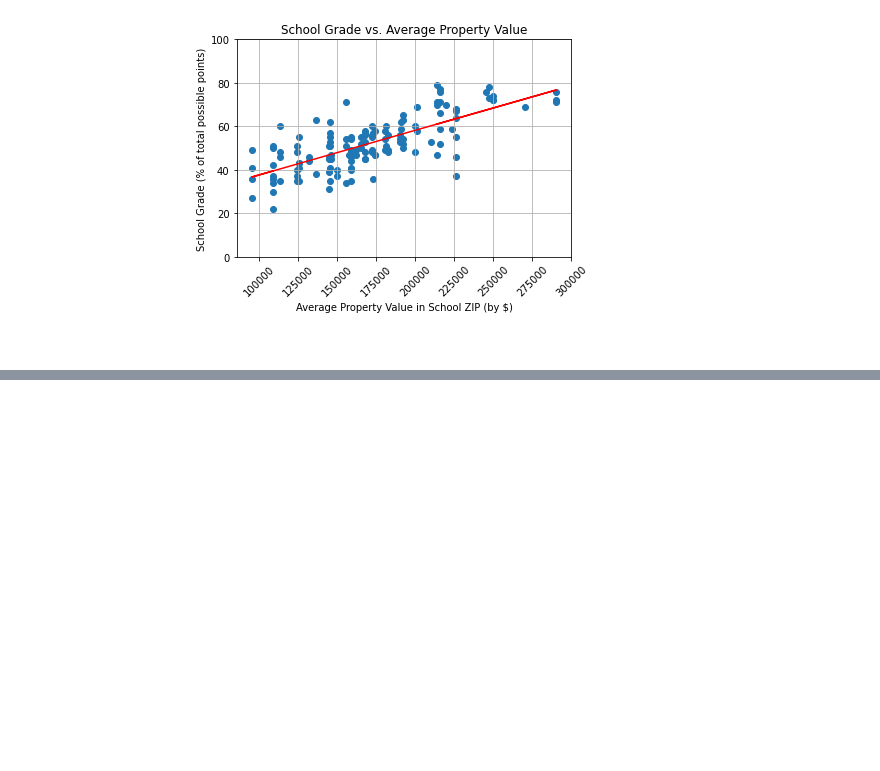
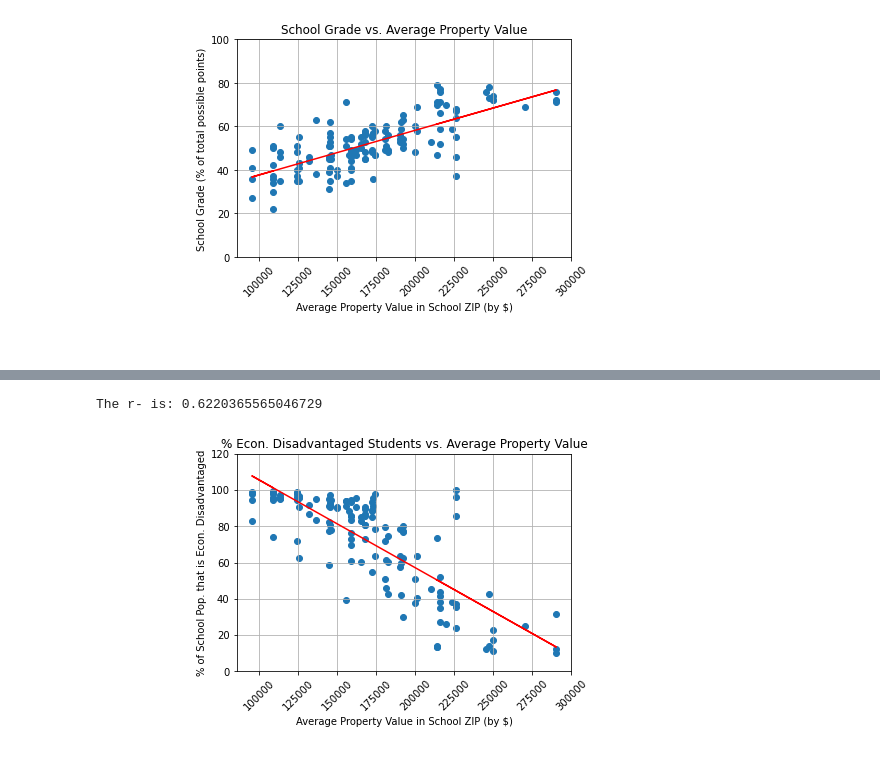
Before and after one commit to gregb23/Project1_Group4, a Jupyter notebook: KS/school_visuals.ipynb, the cells around one changed output, grey strips where cells are left out. Drawn from its saved outputs; the diff is of its cells as text; code cells hidden in the pictures; blank space fills up the shorter version.

```diff
--- a/KS/school_visuals.ipynb
+++ b/KS/school_visuals.ipynb
@@ -175,0 +221,36 @@ The r- is: 0.5405223224789282
+# %%
+# Create scatter plot w/ regression line for percent economically disadvantaged vs prop value
+
+# Set x and y values for scatter plot
+x_values2 = grade_w_value_19['Avg Prop Value']
+y_values2 = grade_w_value_19['Percent of Economically Disadvantaged Students']
+
+# Perform a linear regression on school grade vs. average property value
+(slope, intercept, rvalue, pvalue, stderr) = linregress(x_values2, y_values2)
+
+# Get regression values
+regress_values = x_values2 * slope + intercept
+
+# Create line equation string
+line_eq = "y = " + str(round(slope,2)) + "x +" + str(round(intercept,2))
+
+# Create scatter plot and
+# set plot specs
+plt.scatter(x_values2, y_values2)
+plt.plot(x_values2,regress_values,"r-")
+plt.xlabel('Average Property Value in School ZIP (by $)')
+plt.ylabel("% of School Pop. that is Econ. Disadvantaged")
+plt.ylim(0, 120)
+plt.xticks(rotation=45)
+plt.annotate(line_eq,(5,-40),fontsize=15,color="red")
+plt.grid(which='major', axis='both')
+plt.title("% Econ. Disadvantaged Students vs. Average Property Value")
+
+# Print r value
+print(f"The r- is: {rvalue**2}")
+
+# Display plot
+plt.show()
+# %% [output]
+The r- is: 0.6220365565046729
+[figure, added]
```
Also changed, not shown: parts of 6 cells of this notebook, 1 other file.
